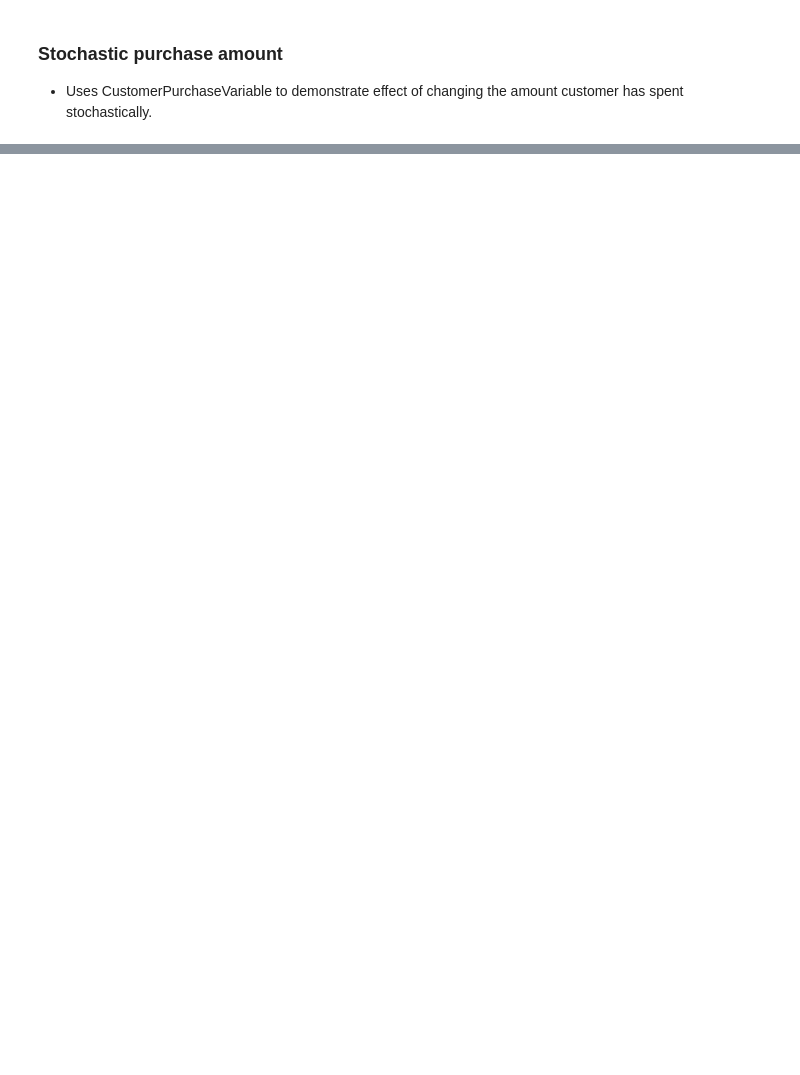
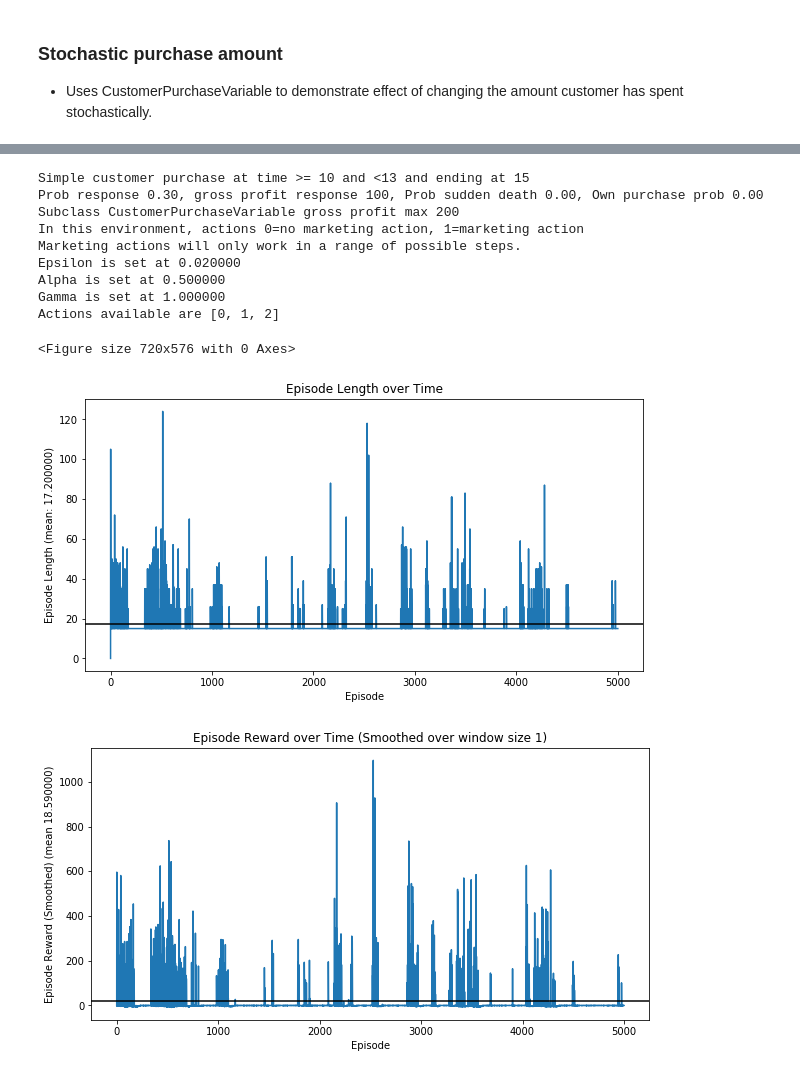
Before and after one commit to extrospective/marketing-rl, a Jupyter notebook: SimpleMarketing/SimpleMarketingTest.ipynb, the cells around one changed output, grey strips where cells are left out. Cells and saved outputs as stored; diff of their text form; code cells hidden in the pictures; blank space fills up the shorter version.

Commit message:
Updated environment and status output

```diff
--- a/SimpleMarketing/SimpleMarketingTest.ipynb
+++ b/SimpleMarketing/SimpleMarketingTest.ipynb
@@ -468,0 +514,30 @@ q learning state action value dictionary
+# %%
+interactive = False
+%matplotlib inline
+episode_count =  5000
+
+cust = CustomerPurchaseVariable(tdeath=15, tmin=10, tmax=13, prob_response=0.3,
+                                gross_profit_response_max=200,
+                               own_purchase_prob=0.00, prob_sudden_death = 0.00)
+env = SimpleMarketingEnv(cust, cost_marketing_action=1)
+
+#
+# setup higher epsilon otherwise takes long time to learn
+#
+agent = QLearningAgent([0,1,2], epsilon=0.02)
+experiment = Experiment(env, agent)
+random.seed(42)
+experiment.run_qlearning(episode_count, interactive)
+# %% [output]
+Simple customer purchase at time >= 10 and <13 and ending at 15
+Prob response 0.30, gross profit response 100, Prob sudden death 0.00, Own purchase prob 0.00
+Subclass CustomerPurchaseVariable gross profit max 200
+In this environment, actions 0=no marketing action, 1=marketing action
+Marketing actions will only work in a range of possible steps.
+Epsilon is set at 0.020000
+Alpha is set at 0.500000
+Gamma is set at 1.000000
+Actions available are [0, 1, 2]
+<Figure size 720x576 with 0 Axes>
+[figure, added]
+[figure, added]
```
Also changed, not shown: parts of 8 cells of this notebook, 2 other files.
